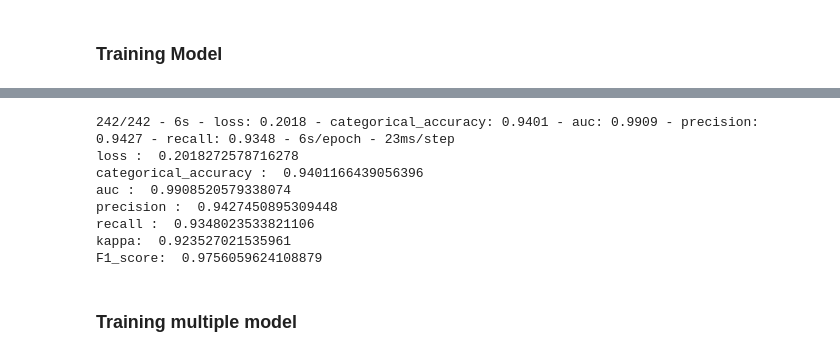
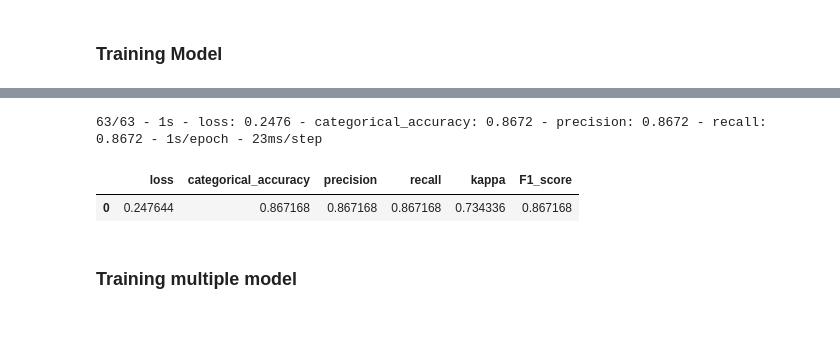
Before and after one commit to Yannick1977/Predictive_maintenance, a Jupyter notebook: Notebook/#3_Modeling_DNN.ipynb, the cells around one changed output, grey strips where cells are left out. Drawn from its saved outputs; the diff is of its cells as text; code cells hidden in the pictures; blank space fills up the shorter version.

```diff
--- a/Notebook/#3_Modeling_DNN.ipynb
+++ b/Notebook/#3_Modeling_DNN.ipynb
@@ -111,14 +123,15 @@ Confusion matrix, without normalization
 # %%
-res = model.print_evaluation(X_val.to_numpy(), y_val.to_numpy(), y_pred_val>0.5)
+res, score_details = model.print_evaluation(X_val.to_numpy(), y_val.to_numpy(), y_pred_val>0.5, verbose=0)
 # %% [output]
-242/242 - 6s - loss: 0.2018 - categorical_accuracy: 0.9401 - auc: 0.9909 - precision: 0.9427 - recall: 0.9348 - 6s/epoch - 23ms/step
-loss :  0.2018272578716278
-categorical_accuracy :  0.9401166439056396
-auc :  0.9908520579338074
-precision :  0.9427450895309448
-recall :  0.9348023533821106
-kappa:  0.923527021535961
-F1_score:  0.9756059624108879
+63/63 - 1s - loss: 0.2476 - categorical_accuracy: 0.8672 - precision: 0.8672 - recall: 0.8672 - 1s/epoch - 23ms/step
+# %%
+
+df_score = pd.DataFrame()
+df_score = pd.concat([df_score, pd.DataFrame(score_details, index=[0])], axis=0)
+df_score
+# %% [output]
+|  | loss | categorical_accuracy | precision | recall | kappa | F1_score |
+| 0 | 0.247644 | 0.867168 | 0.867168 | 0.867168 | 0.734336 | 0.867168 |
 # %% [markdown]
 ### Training multiple model
 # %%
```
Also changed, not shown: parts of 11 cells of this notebook, 9 other files.
